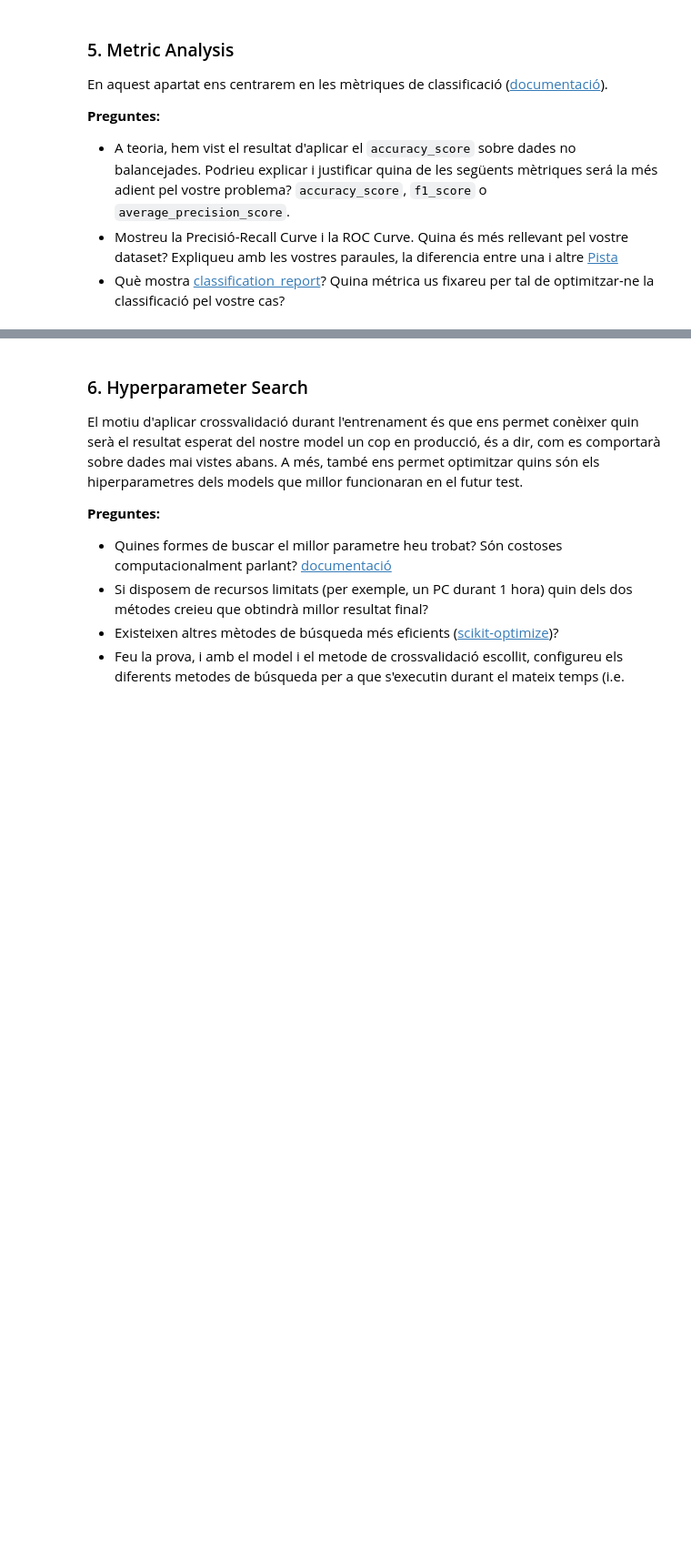
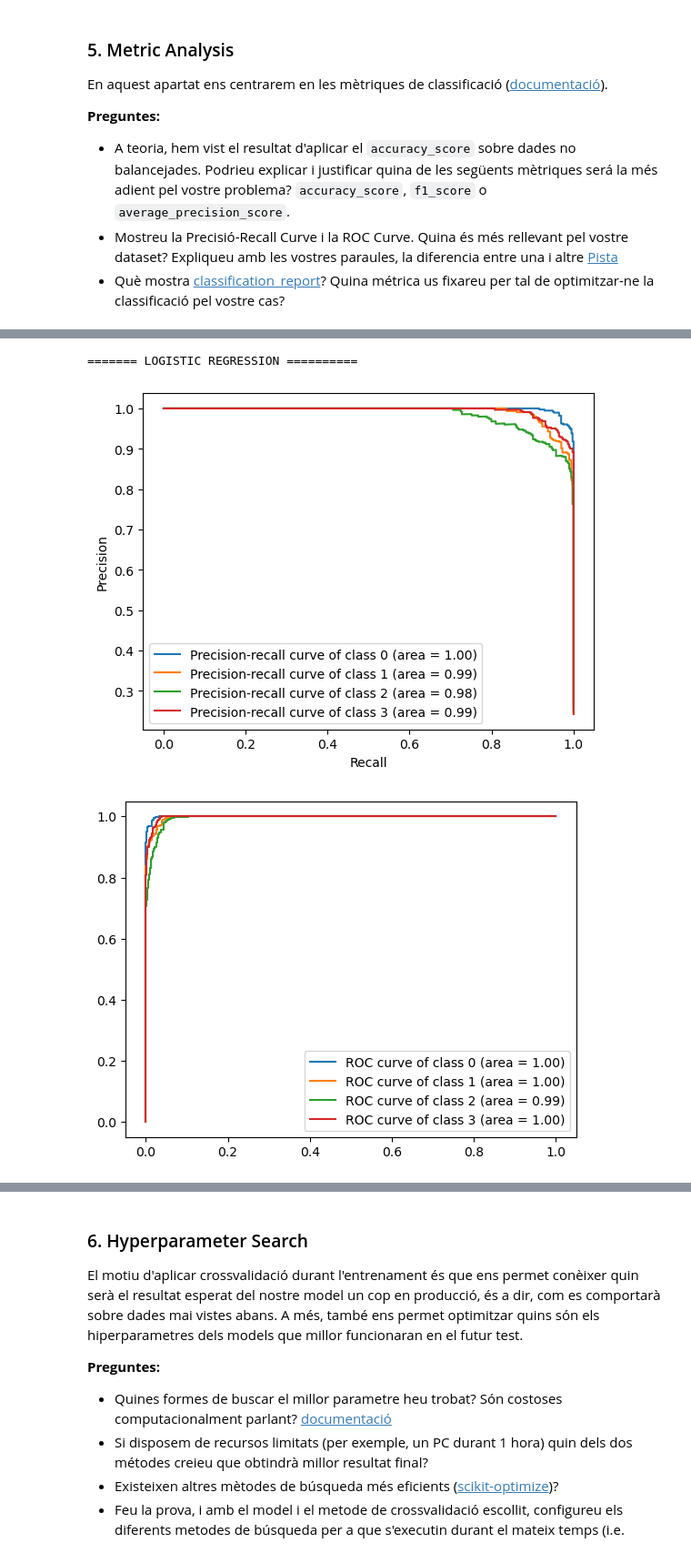
Before and after one commit to jonaprg/APC-Classificacio, a Jupyter notebook: Practica2-Classificacio2022GEI.ipynb, the cells around one changed output, grey strips where cells are left out. Shown at 91% size. Drawn from its saved outputs; the diff is of its cells as text; code cells hidden in the pictures; blank space fills up the shorter version.

```diff
--- a/Practica2-Classificacio2022GEI.ipynb
+++ b/Practica2-Classificacio2022GEI.ipynb
@@ -358,13 +343,12 @@ Navegueu per la [documentació de sklearn sobre preprocessing](https://scikit-le
 * Caldria aplicar `sklearn.decomposition.PCA`? Quins beneficis o inconvenients trobarieu?
 * Es poden aplicar `PolynomialFeatures` per millorar la classificació? En quins casos té sentit fer-ho?
 # %%
-from sklearn.preprocessing import Normalizer
+from sklearn.preprocessing import StandardScaler
 
-def normalize(X):
-    transformer = Normalizer().fit(X)
-    return transformer.transform(X)
+def standarize(X):
+    return StandardScaler().fit(X).transform(X)
 
-X = normalize(X)
+X = standarize(X)
 
 X
 # %% [output]
@@ -416,47 +400,44 @@ En aquesta secció heu de valorar quina o quines tècniques voleu fer servir, ai
 * Quin creieu que serà el més precís?
 * Quin serà el més ràpid?
 * Seria una bona idea fer un `ensemble`? Quins inconvenients creieu que pot haver-hi? [Documentació](https://scikit-learn.org/stable/modules/ensemble.html)
+# %%
+x_t, x_v, y_t, y_v = train_test_split(X, y, train_size=0.25, random_state=40)
 # %%
-from sklearn.linear_model import LogisticRegression
-from sklearn.neighbors import KNeighborsClassifier
-from sklearn.linear_model import Perceptron
-from sklearn.ensemble import RandomForestClassifier
-
-x_t, x_v, y_t, y_v = train_test_split(X, y, train_size=0.8)
-
 def logisticRegression(x_t, x_v, y_t, y_v):
 
     #Creem el regresor logístic
-    logireg = LogisticRegression(C=2.0, fit_intercept=True, penalty='l2', tol=0.001)
+    logireg = LogisticRegression(C=2.0, fit_intercept=True, penalty='l2', tol=0.001, max_iter=10000)
 
     # l'entrenem
     logireg.fit(x_t, y_t)
-    print ("Correct classification Logistic : ", logireg.score(x_v, y_v))
+    print ("Classification Score Logistic : ", logireg.score(x_v, y_v))
 
-def SVC(x_t, x_v, y_t, y_v, svc_kernel):
+def SVC(x_t, x_v, y_t, y_v, svc_kernel, itera=False):
     #Creem el regresor logístic
-    svc = svm.SVC(C=1.0, kernel=svc_kernel, gamma=0.9, probability=True)
-
+    if itera:
+        svc = svm.SVC(C=1.0, kernel=svc_kernel, gamma=0.9, probability=True, max_iter=10000)
+    else:
+        svc = svm.SVC(C=1.0, kernel=svc_kernel, gamma=0.9, probability=True)
     # l'entrenem
     svc.fit(x_t, y_t)
     probs = svc.predict_proba(x_v)
-    print ("Correct classification SVM " , svc_kernel , " ", svc.score(x_v, y_v))
+    print ("Classification Score SVM " , svc_kernel , " ", svc.score(x_v, y_v))
 
 def knn(x_t, x_v, y_t, y_v, numbers_neighbors):
     neigh = KNeighborsClassifier(n_neighbors=numbers_neighbors)
     neigh.fit(x_t, y_t)
     prob = neigh.predict(x_v)
-    print ("Correct classification KNN: " , numbers_neighbors, " ", neigh.score(x_v, y_v))
+    print ("classification Score KNN: " , numbers_neighbors, " ", neigh.score(x_v, y_v))
 
 def perceptron(x_t, x_v, y_t, y_v):
-    clf = Perceptron(penalty='l2')
+    clf = Perceptron(penalty='l2', max_iter=10000)
     clf.fit(x_t, y_t)
-    print ("Correct classification Perceptron: ", clf.score(x_v, y_v))
+    print ("classification Score Perceptron: ", clf.score(x_v, y_v))
 
 def ensembleRandomForestClassifier(x_t, x_v, y_t, y_v):
     clf = RandomForestClassifier(n_estimators=10)
     clf = clf.fit(x_t, y_t)
-    print ("Correct classification RandomForestClassifier: ", clf.score(x_v, y_v))
+    print ("Classification Score RandomForestClassifier: ", clf.score(x_v, y_v))
 # %%
 logisticRegression(x_t, x_v, y_t, y_v)
 #‘linear’, ‘poly’, ‘rbf’, ‘sigmoid’
@@ -601,6 +521,4 @@ En aquest apartat ens centrarem en les mètriques de classificació ([documentac
 * A teoria, hem vist el resultat d'aplicar el `accuracy_score` sobre dades no balancejades. Podrieu explicar i justificar quina de les següents mètriques será la més adient pel vostre problema? `accuracy_score`, `f1_score` o `average_precision_score`.
 * Mostreu la Precisió-Recall Curve i la ROC Curve. Quina és més rellevant pel vostre dataset? Expliqueu amb les vostres paraules, la diferencia entre una i altre [Pista](https://stats.stackexchange.com/questions/338826/auprc-vs-auc-roc)
 * Què mostra [classification_report](https://scikit-learn.org/stable/modules/generated/sklearn.metrics.classification_report.html)? Quina métrica us fixareu per tal de optimitzar-ne la classificació pel vostre cas?
-# %%
-x_t, x_v, y_t, y_v = train_test_split(X, y, train_size=0.8)
 # %%
@@ -735,0 +647,7 @@ plt.legend()
+# %%
+print("======= LOGISTIC REGRESSION ==========")
+precisioRecallCurveAndROCCurveforModels(y_pred_proba_lg)
+# %% [output]
+======= LOGISTIC REGRESSION ==========
+[figure, added]
+[figure, added]
```
Also changed, not shown: parts of 26 cells of this notebook.
